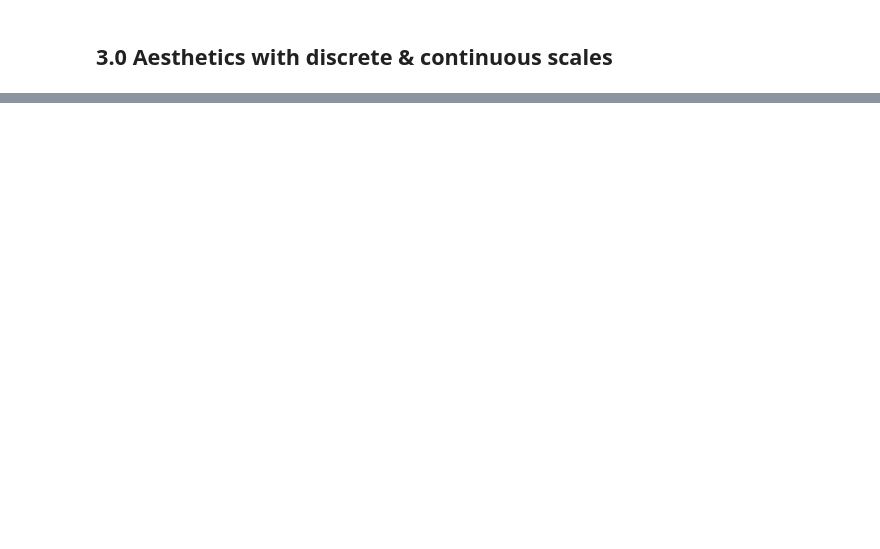
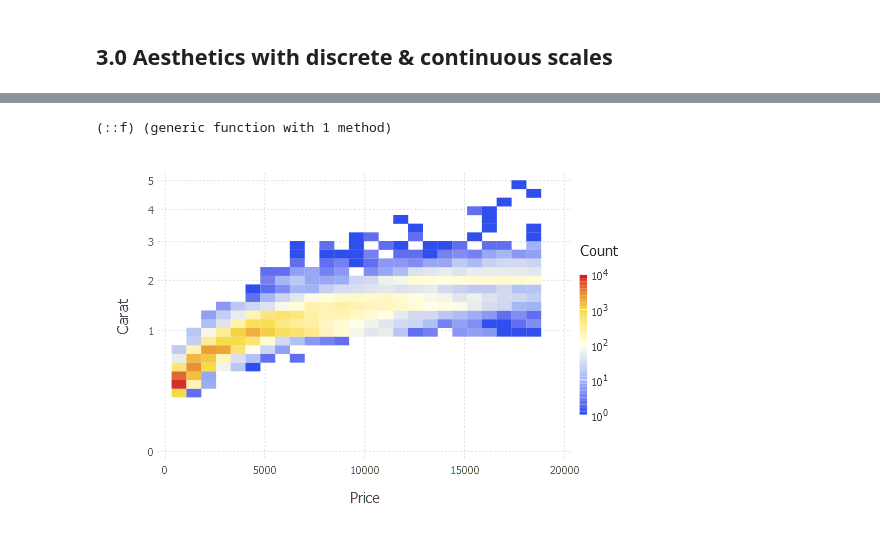
Before and after one commit to Mattriks/Introduction_to_Gadfly_tutorials, a Jupyter notebook: src/Scale.ipynb, the cells around one changed output, grey strips where cells are left out. Saved outputs shown, nothing was run; the diff lists cells and outputs as text; code cells hidden in the pictures; blank space fills up the shorter version.

```diff
--- a/src/Scale.ipynb
+++ b/src/Scale.ipynb
@@ -143,0 +192,16 @@ Compose.SVG(228.6mm, 76.19999999999999mm, IOBuffer(data=UInt8[...], readable=tru
+# %%
+
+Diamonds = dataset("ggplot2","diamonds")
+
+pf = plot(Diamonds, x=:Price, y=:Carat, Geom.histogram2d(xbincount=25, ybincount=25),
+    Scale.x_continuous(format=:engineering),
+#    Scale.color_continuous() # currently no format arg
+)
+
+pg = plot(Diamonds, x=:Price, y=:Carat, Geom.histogram2d(xbincount=25, ybincount=25),
+    Scale.color_log10(minvalue=1.0, maxvalue=10^4),
+    Scale.x_continuous(format=:plain),
+    Scale.y_sqrt(labels=x -> @sprintf("%i", x^2)),
+    Guide.yticks(ticks=sqrt.([0:5;]))
+)
+draw(SVG(8inch,3.3inch), hstack(pf,pg))
@@ -143,0 +219,16 @@ Compose.SVG(228.6mm, 76.19999999999999mm, IOBuffer(data=UInt8[...], readable=tru
+# %%
+# Custom continuous Palette
+cs = [RGB(r,g,b)  for (r,g,b) in [(0.18,0.31,0.93),(0.64,0.72,0.96),(1.0,1.0,0.91),(0.96,0.86,0.28),(0.82,0.13,0.16)] ]
+cPalette = Scale.lab_gradient(cs...)
+# %% [output]
+(::f) (generic function with 1 method)
+# %%
+ph = plot(Diamonds, x=:Price, y=:Carat, Geom.histogram2d(xbincount=25, ybincount=25),
+    Scale.color_log10(colormap=cPalette, minvalue=1.0, maxvalue=10^4),
+    Scale.x_continuous(format=:plain),
+    Scale.y_sqrt(labels=x -> @sprintf("%i", x^2)),
+    Guide.yticks(ticks=sqrt.([0:5;]))
+)
+# draw(SVG(6inch,3.3inch), ph)
+# %% [output]
+[figure, added]
```
Also changed, not shown: parts of 26 cells of this notebook.
